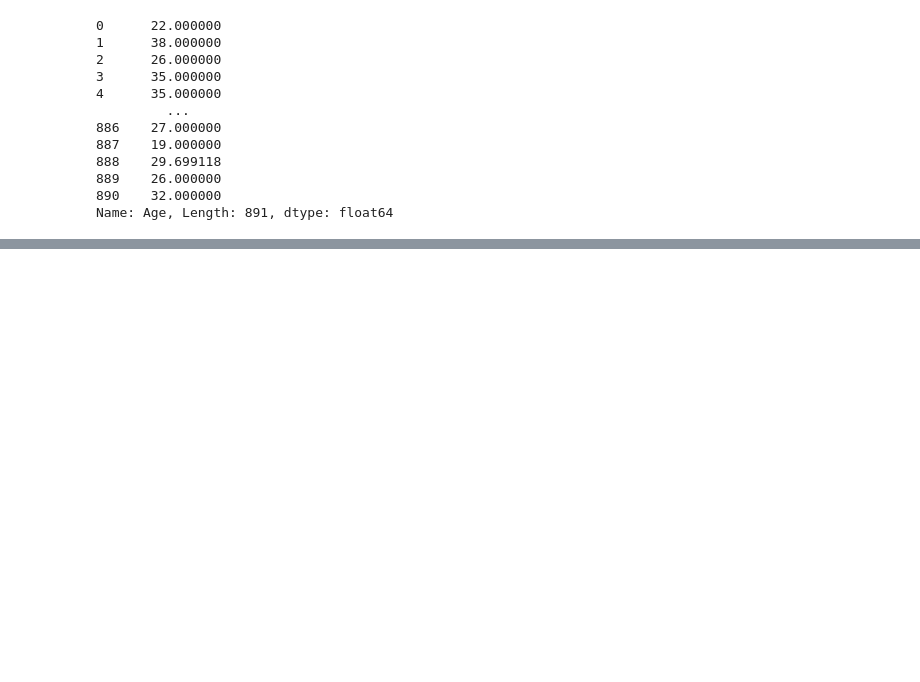
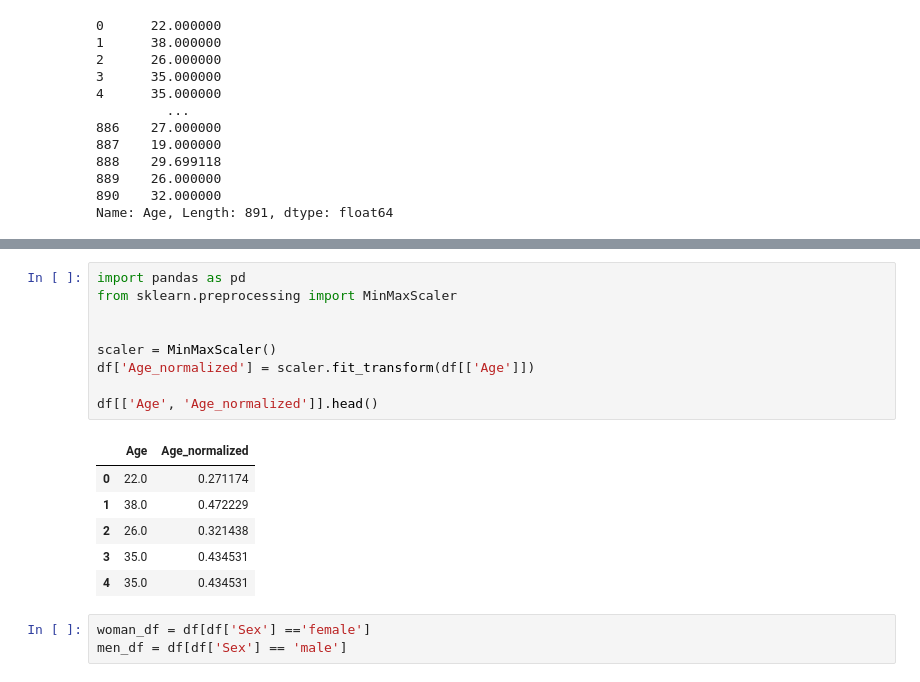
Before and after one commit to aliowx/data-analysis, a Jupyter notebook: test.ipynb, the cells around one changed output, grey strips where cells are left out. Drawn from its saved outputs; the diff is of its cells as text; blank space fills up the shorter version.

```diff
--- a/test.ipynb
+++ b/test.ipynb
@@ -163,0 +190,19 @@ plt.show()
+# %%
+import pandas as pd
+from sklearn.preprocessing import MinMaxScaler
+
+
+scaler = MinMaxScaler()
+df['Age_normalized'] = scaler.fit_transform(df[['Age']])
+
+df[['Age', 'Age_normalized']].head()
+# %% [output]
+|  | Age | Age_normalized |
+| 0 | 22.0 | 0.271174 |
+| 1 | 38.0 | 0.472229 |
+| 2 | 26.0 | 0.321438 |
+| 3 | 35.0 | 0.434531 |
+| 4 | 35.0 | 0.434531 |
+# %%
+woman_df = df[df['Sex'] =='female']
+men_df = df[df['Sex'] == 'male']
```
Also changed, not shown: parts of 10 cells of this notebook.
